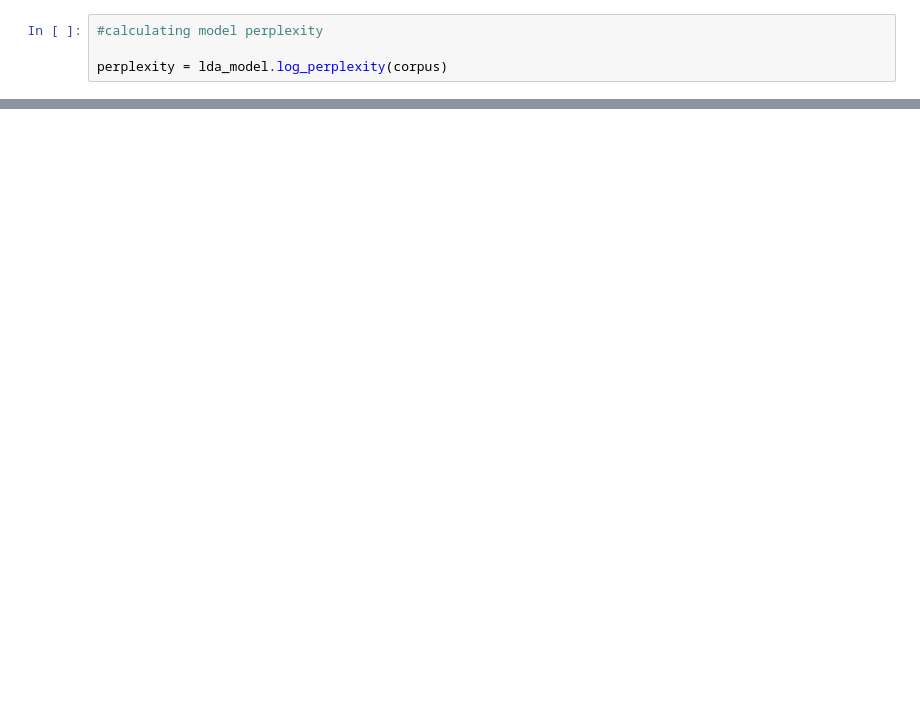
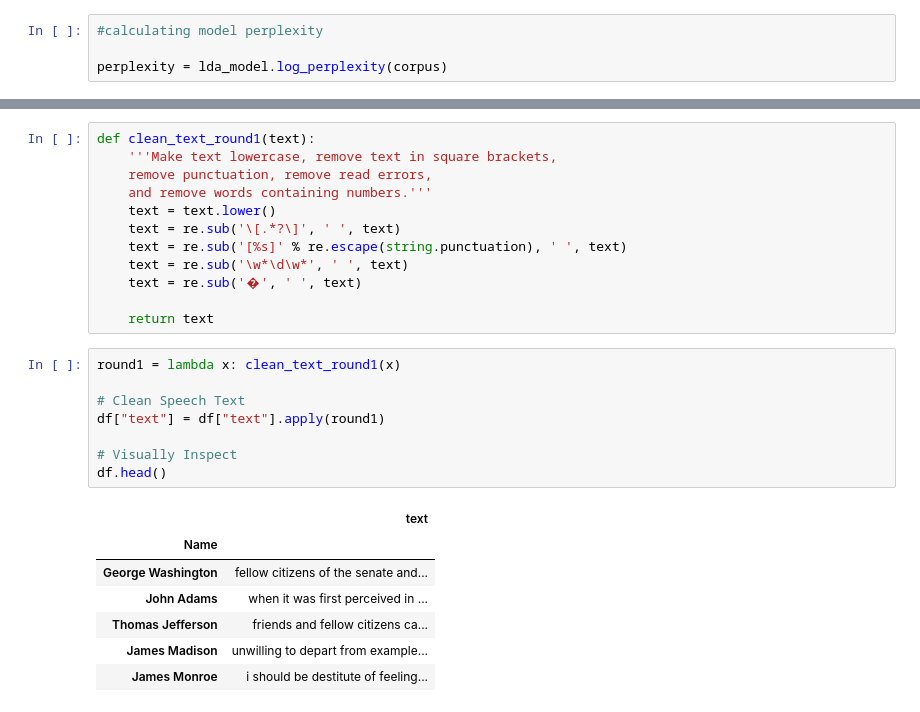
Before and after one commit to victoriachui/inf2209-humancentredtopicmodels-fa22, a Jupyter notebook: notebooks/topicmodels.ipynb, the cells around one changed output, grey strips where cells are left out. Saved outputs shown, nothing was run; the diff lists cells and outputs as text; blank space fills up the shorter version.

```diff
--- a/notebooks/topicmodels.ipynb
+++ b/notebooks/topicmodels.ipynb
@@ -151,0 +200,28 @@ print(perplexity)
+# %%
+def clean_text_round1(text):
+    '''Make text lowercase, remove text in square brackets,
+    remove punctuation, remove read errors,
+    and remove words containing numbers.'''
+    text = text.lower()
+    text = re.sub('\[.*?\]', ' ', text)
+    text = re.sub('[%s]' % re.escape(string.punctuation), ' ', text)
+    text = re.sub('\w*\d\w*', ' ', text)
+    text = re.sub('�', ' ', text)
+
+    return text
+# %%
+round1 = lambda x: clean_text_round1(x)
+
+# Clean Speech Text
+df["text"] = df["text"].apply(round1)
+
+# Visually Inspect
+df.head()
+# %% [output]
+|  | text |
+| Name |  |
+| George Washington | fellow citizens of the senate and... |
+| John Adams | when it was first perceived in ... |
+| Thomas Jefferson | friends and fellow citizens ca... |
+| James Madison | unwilling to depart from example... |
+| James Monroe | i should be destitute of feeling... |
```
Also changed, not shown: parts of 16 cells of this notebook, 1 other file.
